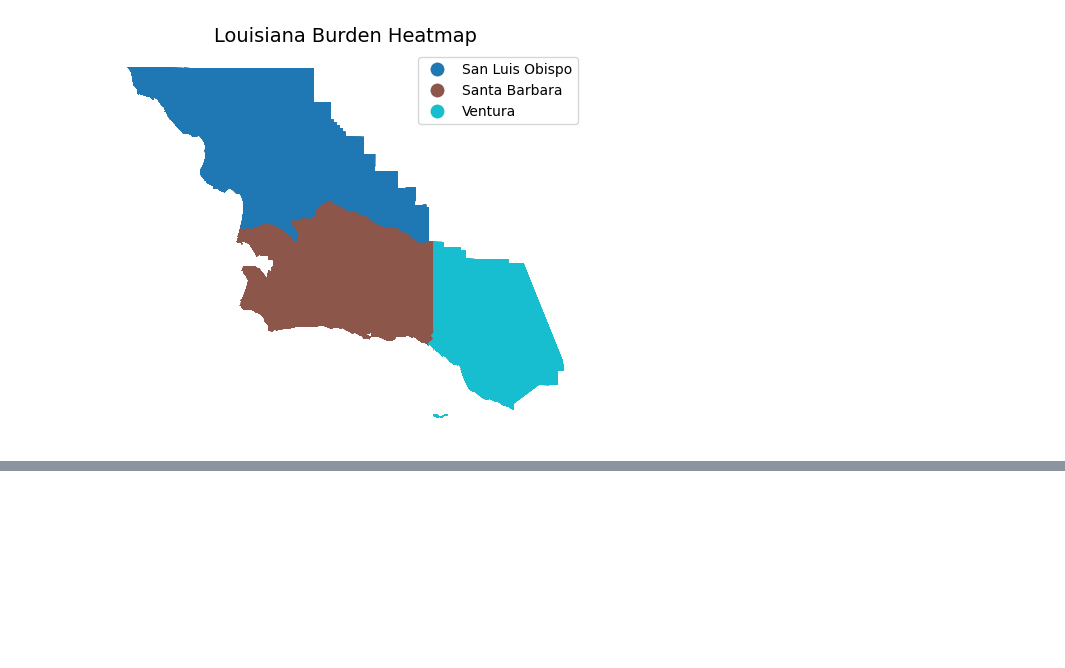
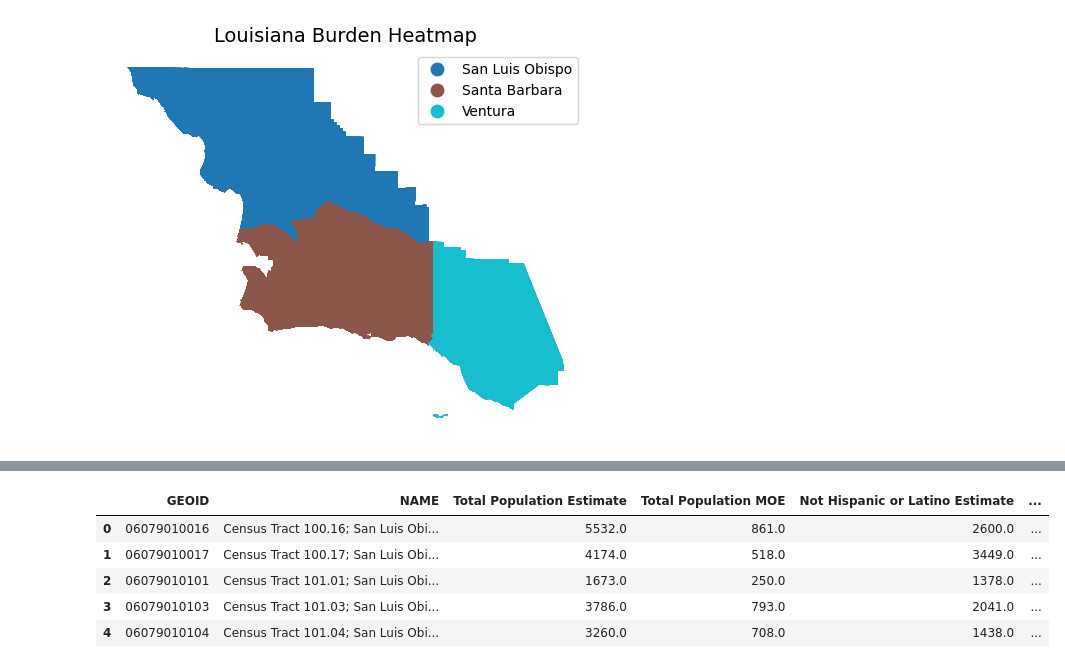
Before and after one commit to haylee360/network-graphs, a Jupyter notebook: places-cleaning.ipynb, the cells around one changed output, grey strips where cells are left out. Drawn from its saved outputs; the diff is of its cells as text; code cells hidden in the pictures; blank space fills up the shorter version.

```diff
--- a/places-cleaning.ipynb
+++ b/places-cleaning.ipynb
@@ -188,0 +303,52 @@ plt.show()
+# %%
+# Calculate race percentages using the total population estimate as the denominator.
+percent_columns = {
+    'Not Hispanic or Latino Estimate': 'Not Hispanic or Latino %',
+    'White Alone Estimate': 'White Alone %',
+    'Black or African American Alone Estimate': 'Black or African American Alone %',
+    'American Indian and Alaska Native Alone Estimate': 'American Indian and Alaska Native Alone %',
+    'Asian Alone Estimate': 'Asian Alone %',
+    'Native Hawaiian and Other Pacific Islander Alone Estimate': 'Native Hawaiian and Other Pacific Islander Alone %',
+    'Some Other Race Alone Estimate': 'Some Other Race Alone %',
+    'Two or More Races Estimate': 'Two or More Races %',
+}
+
+tract_race_pct = tract_race.copy()
+for estimate_col, pct_col in percent_columns.items():
+    tract_race_pct[pct_col] = (
+        tract_race_pct[estimate_col] / tract_race_pct['Total Population Estimate'] * 100
+    )
+
+# Keep the final table organized: GEOID, NAME, estimates, MOEs, then percentages.
+final_cols = [
+    'GEOID',
+    'NAME',
+    'Total Population Estimate',
+    'Total Population MOE',
+    'Not Hispanic or Latino Estimate',
+    'Not Hispanic or Latino MOE',
+    'White Alone Estimate',
+    'White Alone MOE',
+    'Black or African American Alone Estimate',
+    'Black or African American Alone MOE',
+    'American Indian and Alaska Native Alone Estimate',
+    'American Indian and Alaska Native Alone MOE',
+    'Asian Alone Estimate',
+    'Asian Alone MOE',
+    'Native Hawaiian and Other Pacific Islander Alone Estimate',
+    'Native Hawaiian and Other Pacific Islander Alone MOE',
+    'Some Other Race Alone Estimate',
+    'Some Other Race Alone MOE',
+    'Two or More Races Estimate',
+    'Two or More Races MOE',
+] + list(percent_columns.values())
+
+tract_race_pct = tract_race_pct[final_cols]
+tract_race_pct.head()
+# %% [output]
+|  | GEOID | NAME | Total Population Estimate | Total Population MOE | Not Hispanic or Latino Estimate | ... |
+| 0 | 06079010016 | Census Tract 100.16; San Luis Obi... | 5532.0 | 861.0 | 2600.0 | ... |
+| 1 | 06079010017 | Census Tract 100.17; San Luis Obi... | 4174.0 | 518.0 | 3449.0 | ... |
+| 2 | 06079010101 | Census Tract 101.01; San Luis Obi... | 1673.0 | 250.0 | 1378.0 | ... |
+| 3 | 06079010103 | Census Tract 101.03; San Luis Obi... | 3786.0 | 793.0 | 2041.0 | ... |
+| 4 | 06079010104 | Census Tract 101.04; San Luis Obi... | 3260.0 | 708.0 | 1438.0 | ... |
```
Also changed, not shown: parts of 12 cells of this notebook, 1 other file.
